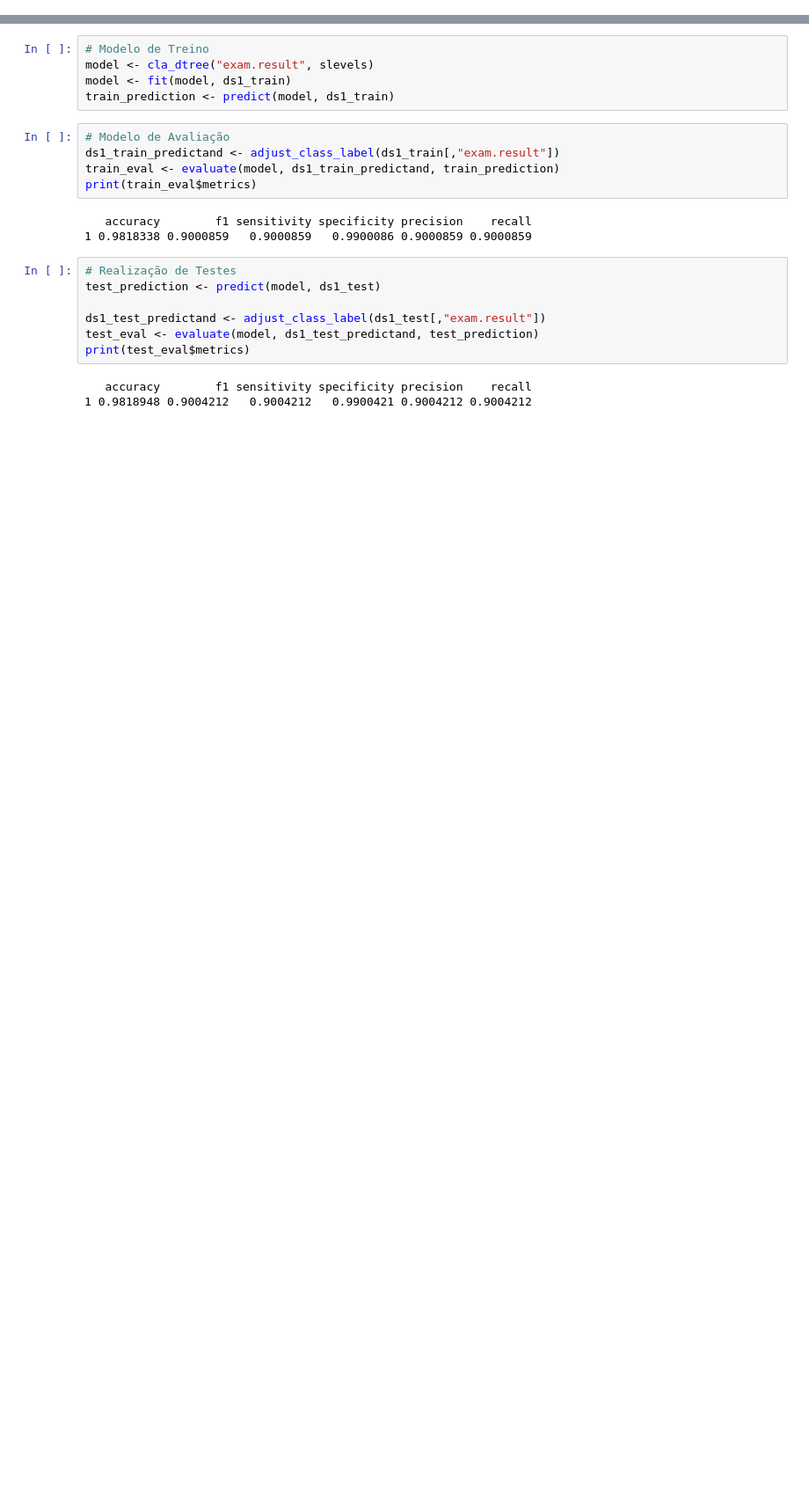
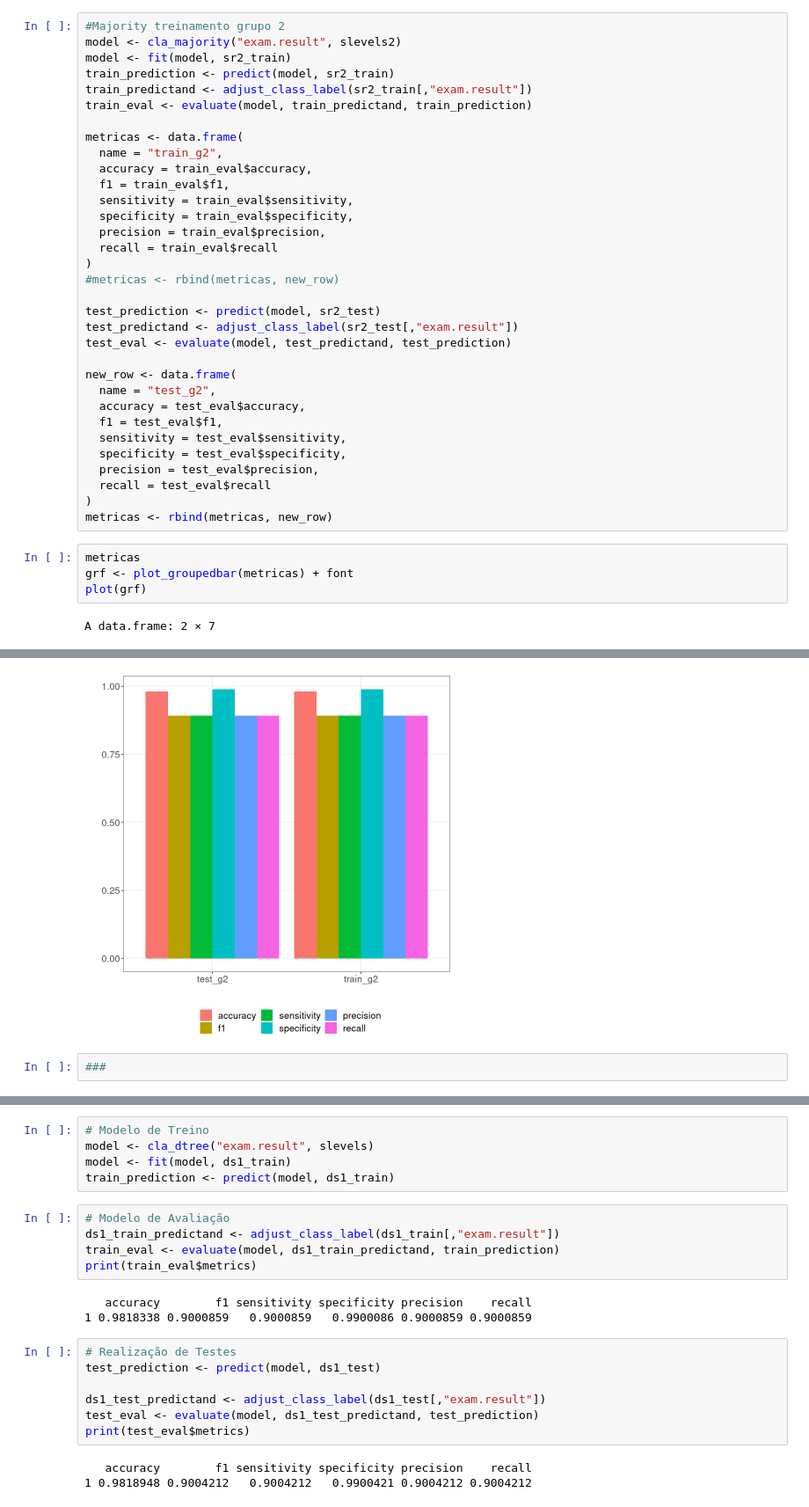
Before and after one commit to frankfaisca/cefet-min-dados, a Jupyter notebook: pattern_prediction.ipynb, the cells around one changed output, grey strips where cells are left out. Shown at 88% size. Saved outputs shown, nothing was run; the diff lists cells and outputs as text; blank space fills up the shorter version.

```diff
--- a/pattern_prediction.ipynb
+++ b/pattern_prediction.ipynb
@@ -69,0 +202,39 @@ $ exam.result           <fct> vivax, vivax, vivax, vivax, vivax, vivax, vivax,
+# %%
+#Majority treinamento grupo 2
+model <- cla_majority("exam.result", slevels2)
+model <- fit(model, sr2_train)
+train_prediction <- predict(model, sr2_train)
+train_predictand <- adjust_class_label(sr2_train[,"exam.result"])
+train_eval <- evaluate(model, train_predictand, train_prediction)
+
+metricas <- data.frame(
+  name = "train_g2",
+  accuracy = train_eval$accuracy,
+  f1 = train_eval$f1,
+  sensitivity = train_eval$sensitivity,
+  specificity = train_eval$specificity,
+  precision = train_eval$precision,
+  recall = train_eval$recall
+)
+#metricas <- rbind(metricas, new_row)
+
+test_prediction <- predict(model, sr2_test)
+test_predictand <- adjust_class_label(sr2_test[,"exam.result"])
+test_eval <- evaluate(model, test_predictand, test_prediction)
+
+new_row <- data.frame(
+  name = "test_g2",
+  accuracy = test_eval$accuracy,
+  f1 = test_eval$f1,
+  sensitivity = test_eval$sensitivity,
+  specificity = test_eval$specificity,
+  precision = test_eval$precision,
+  recall = test_eval$recall
+)
+metricas <- rbind(metricas, new_row)
+# %%
+metricas
+grf <- plot_groupedbar(metricas) + font
+plot(grf)
+# %% [output]
+A data.frame: 2 × 7
@@ -69,0 +245,3 @@ $ exam.result           <fct> vivax, vivax, vivax, vivax, vivax, vivax, vivax,
+[figure, added]
+# %%
+###
```
Also changed, not shown: parts of 22 cells of this notebook.
